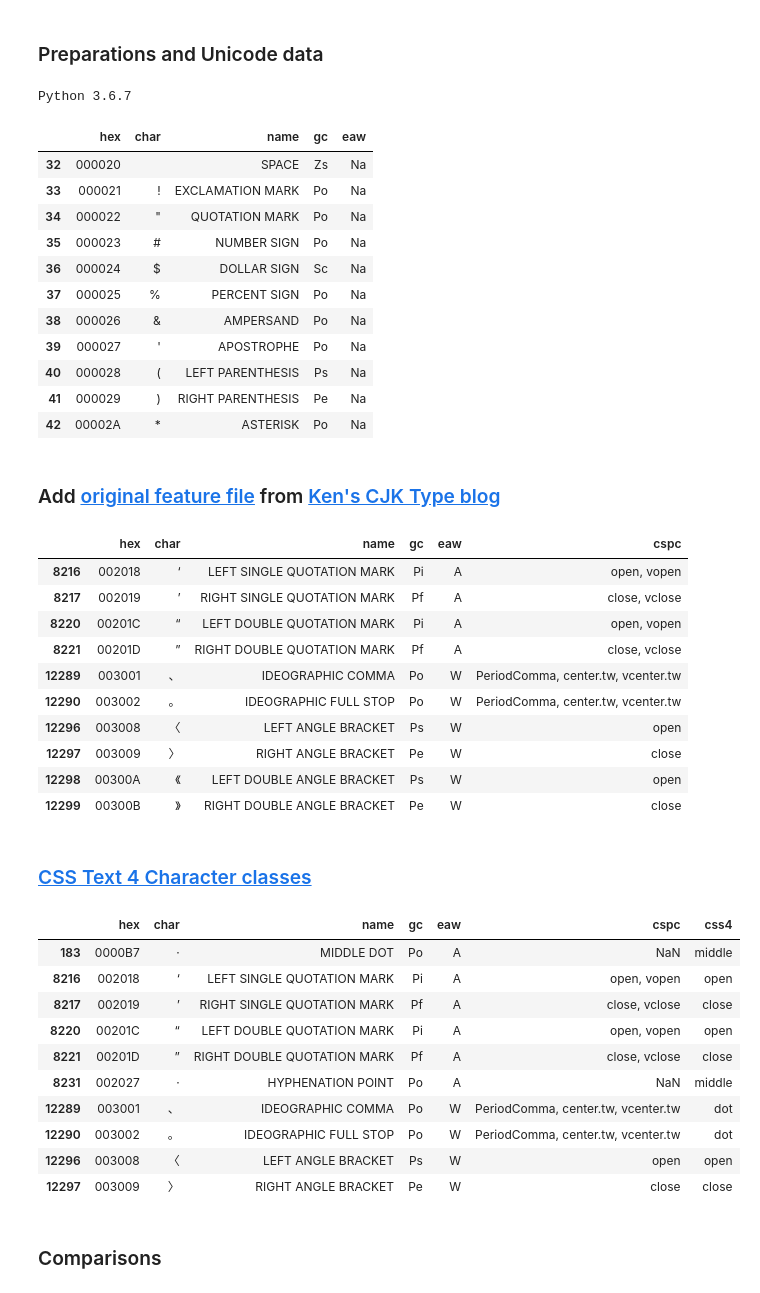
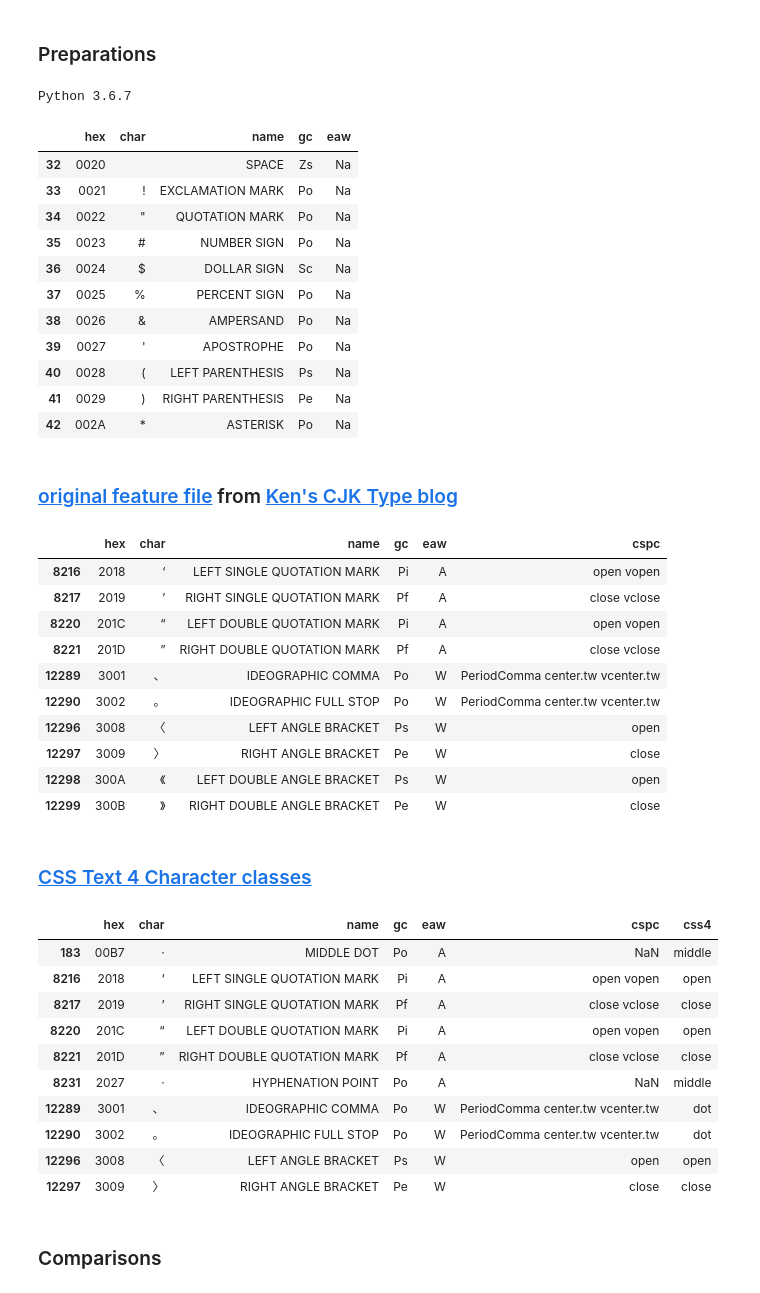
Before and after one commit to kojiishi/kojiishi.github.io, a Jupyter notebook: cspc/cspc.ipynb, the cells around one changed output. Drawn from its saved outputs; the diff is of its cells as text; code cells hidden in the pictures.

```diff
--- a/cspc/cspc.ipynb
+++ b/cspc/cspc.ipynb
@@ -1,5 +1,5 @@
 # %% [markdown]
-### Preparations and Unicode data
+### Preparations
 # %%
 !python -V
 import numpy as np
@@ -9,7 +9,8 @@ import unicodedata
 Python 3.6.7
 # %%
 def u_hex(c):
-  return ('00000' + hex(ord(c))[2:].upper())[-6:]
+  hexstr = hex(ord(c))[2:].upper()
+  return ('000' + hexstr)[-4:]
 
 def u_name_or_null(c):
   try:
@@ -36,56 +37,56 @@ u = get_unicode_df(r)
 u.head(11)
 # %% [output]
 |  | hex | char | name | gc | eaw |
-| 32 | 000020 |  | SPACE | Zs | Na |
-| 33 | 000021 | ! | EXCLAMATION MARK | Po | Na |
-| 34 | 000022 | " | QUOTATION MARK | Po | Na |
-| 35 | 000023 | # | NUMBER SIGN | Po | Na |
-| 36 | 000024 | $ | DOLLAR SIGN | Sc | Na |
-| 37 | 000025 | % | PERCENT SIGN | Po | Na |
-| 38 | 000026 | & | AMPERSAND | Po | Na |
-| 39 | 000027 | ' | APOSTROPHE | Po | Na |
-| 40 | 000028 | ( | LEFT PARENTHESIS | Ps | Na |
-| 41 | 000029 | ) | RIGHT PARENTHESIS | Pe | Na |
-| 42 | 00002A | * | ASTERISK | Po | Na |
+| 32 | 0020 |  | SPACE | Zs | Na |
+| 33 | 0021 | ! | EXCLAMATION MARK | Po | Na |
+| 34 | 0022 | " | QUOTATION MARK | Po | Na |
+| 35 | 0023 | # | NUMBER SIGN | Po | Na |
+| 36 | 0024 | $ | DOLLAR SIGN | Sc | Na |
+| 37 | 0025 | % | PERCENT SIGN | Po | Na |
+| 38 | 0026 | & | AMPERSAND | Po | Na |
+| 39 | 0027 | ' | APOSTROPHE | Po | Na |
+| 40 | 0028 | ( | LEFT PARENTHESIS | Ps | Na |
+| 41 | 0029 | ) | RIGHT PARENTHESIS | Pe | Na |
+| 42 | 002A | * | ASTERISK | Po | Na |
 # %% [markdown]
-### Add [original feature file](http://blogs.adobe.com/CCJKType/files/2018/04/features.txt) from [Ken's CJK Type blog](https://blogs.adobe.com/CCJKType/2018/04/contextual-spacing.html)
+### [original feature file](http://blogs.adobe.com/CCJKType/files/2018/04/features.txt) from [Ken's CJK Type blog](https://blogs.adobe.com/CCJKType/2018/04/contextual-spacing.html)
 # %%
 d = {
   'open': [0x2018, 0x201C, 0x3008, 0x300A, 0x300C, 0x300E, 0x3010, 0x3014, 0x3016, 0x3018, 0x301A, 0x301D, 0xFF08, 0xFF3B, 0xFF5B, 0xFF5F],
   'close': [0x2019, 0x201D, 0x3009, 0x300B, 0x300D, 0x300F, 0x3011, 0x3015, 0x3017, 0x3019, 0x301B, 0x301F, 0xFF09, 0xFF3D, 0xFF5D, 0xFF60],
   'PeriodComma': [0x3001, 0x3002, 0xFF0C, 0xFF0E],
   'ColonExclamQuestion': [0xFF01, 0xFF1F],
   'ColonExclamQuestion.cn': [0xFF01, 0xFF1A, 0xFF1B, 0xFF1F],
   'center': [0x30FB, 0xFF1A, 0xFF1B],
   'center.tw': [0x3001, 0x3002, 0xFF0C, 0xFF0E],
   'vopen': [0x2018, 0x201C, 0x3018, 0x301A, 0xFE17, 0xFE35, 0xFE37, 0xFE39, 0xFE3B, 0xFE3D, 0xFE3F, 0xFE41, 0xFE43, 0xFE47, 0xFF5F],
-  'vclose': [0x2019, 0x201D, 0x3019, 0x301B, 0xFE18, 0xFE36, 0xFE38, 0xFE3A, 0xFE3C, 0xFE3E, 0xFE40, 0xFE42, 0xFE44, 0xFE48, 0xFE60],
+  'vclose': [0x2019, 0x201D, 0x3019, 0x301B, 0xFE18, 0xFE36, 0xFE38, 0xFE3A, 0xFE3C, 0xFE3E, 0xFE40, 0xFE42, 0xFE44, 0xFE48, 0xFF60],
   'vPeriodComma': [0xFE10, 0xFE11, 0xFE12, 0xFF0E],
   'vColonExclamQuestion': [0xFE13, 0xFE14, 0xFE15, 0xFE16, 0xFF01, 0xFF1A, 0xFF1B, 0xFF1F],
   'vcenter': [0x30FB, 0xFF1A],
   'vcenter.tw': [0x3001, 0x3002, 0xFF0C, 0xFF0E],
 }
 s = None
 for value, list in d.items():
   s1 = pd.Series(value, index=list)
   if s is None:
     s = s1
   else:
-    s = s.combine(s1, lambda x, y: x if pd.isnull(y) else (y if pd.isnull(x) else str(x)+', '+str(y)))
+    s = s.combine(s1, lambda x, y: x if pd.isnull(y) else (y if pd.isnull(x) else str(x)+' '+str(y)))
 u = u.assign(cspc=s)
 u.query('cspc > ""').head(10)
 # %% [output]
 |  | hex | char | name | gc | eaw | cspc |
-| 8216 | 002018 | ‘ | LEFT SINGLE QUOTATION MARK | Pi | A | open, vopen |
-| 8217 | 002019 | ’ | RIGHT SINGLE QUOTATION MARK | Pf | A | close, vclose |
-| 8220 | 00201C | “ | LEFT DOUBLE QUOTATION MARK | Pi | A | open, vopen |
-| 8221 | 00201D | ” | RIGHT DOUBLE QUOTATION MARK | Pf | A | close, vclose |
-| 12289 | 003001 | 、 | IDEOGRAPHIC COMMA | Po | W | PeriodComma, center.tw, vcenter.tw |
-| 12290 | 003002 | 。 | IDEOGRAPHIC FULL STOP | Po | W | PeriodComma, center.tw, vcenter.tw |
-| 12296 | 003008 | 〈 | LEFT ANGLE BRACKET | Ps | W | open |
-| 12297 | 003009 | 〉 | RIGHT ANGLE BRACKET | Pe | W | close |
-| 12298 | 00300A | 《 | LEFT DOUBLE ANGLE BRACKET | Ps | W | open |
-| 12299 | 00300B | 》 | RIGHT DOUBLE ANGLE BRACKET | Pe | W | close |
+| 8216 | 2018 | ‘ | LEFT SINGLE QUOTATION MARK | Pi | A | open vopen |
+| 8217 | 2019 | ’ | RIGHT SINGLE QUOTATION MARK | Pf | A | close vclose |
+| 8220 | 201C | “ | LEFT DOUBLE QUOTATION MARK | Pi | A | open vopen |
+| 8221 | 201D | ” | RIGHT DOUBLE QUOTATION MARK | Pf | A | close vclose |
+| 12289 | 3001 | 、 | IDEOGRAPHIC COMMA | Po | W | PeriodComma center.tw vcenter.tw |
+| 12290 | 3002 | 。 | IDEOGRAPHIC FULL STOP | Po | W | PeriodComma center.tw vcenter.tw |
+| 12296 | 3008 | 〈 | LEFT ANGLE BRACKET | Ps | W | open |
+| 12297 | 3009 | 〉 | RIGHT ANGLE BRACKET | Pe | W | close |
+| 12298 | 300A | 《 | LEFT DOUBLE ANGLE BRACKET | Ps | W | open |
+| 12299 | 300B | 》 | RIGHT DOUBLE ANGLE BRACKET | Pe | W | close |
 # %% [markdown]
 ### [CSS Text 4 Character classes](https://drafts.csswg.org/css-text-4/#text-spacing-classes)
 # %%
@@ -105,21 +106,21 @@ for c in r:
   if c in [0x3001, 0x3002, 0xFF0C, 0xFF0E]:
     v.append('dot')
   if v:
-    s.at[c] = ', '.join(v)
+    s.at[c] = ' '.join(v)
 u = u.assign(css4=s)
 u.query('css4 > ""').head(10)
 # %% [output]
 |  | hex | char | name | gc | eaw | cspc | css4 |
-| 183 | 0000B7 | · | MIDDLE DOT | Po | A | NaN | middle |
-| 8216 | 002018 | ‘ | LEFT SINGLE QUOTATION MARK | Pi | A | open, vopen | open |
-| 8217 | 002019 | ’ | RIGHT SINGLE QUOTATION MARK | Pf | A | close, vclose | close |
-| 8220 | 00201C | “ | LEFT DOUBLE QUOTATION MARK | Pi | A | open, vopen | open |
-| 8221 | 00201D | ” | RIGHT DOUBLE QUOTATION MARK | Pf | A | close, vclose | close |
-| 8231 | 002027 | ‧ | HYPHENATION POINT | Po | A | NaN | middle |
-| 12289 | 003001 | 、 | IDEOGRAPHIC COMMA | Po | W | PeriodComma, center.tw, vcenter.tw | dot |
-| 12290 | 003002 | 。 | IDEOGRAPHIC FULL STOP | Po | W | PeriodComma, center.tw, vcenter.tw | dot |
-| 12296 | 003008 | 〈 | LEFT ANGLE BRACKET | Ps | W | open | open |
-| 12297 | 003009 | 〉 | RIGHT ANGLE BRACKET | Pe | W | close | close |
+| 183 | 00B7 | · | MIDDLE DOT | Po | A | NaN | middle |
+| 8216 | 2018 | ‘ | LEFT SINGLE QUOTATION MARK | Pi | A | open vopen | open |
+| 8217 | 2019 | ’ | RIGHT SINGLE QUOTATION MARK | Pf | A | close vclose | close |
+| 8220 | 201C | “ | LEFT DOUBLE QUOTATION MARK | Pi | A | open vopen | open |
+| 8221 | 201D | ” | RIGHT DOUBLE QUOTATION MARK | Pf | A | close vclose | close |
+| 8231 | 2027 | ‧ | HYPHENATION POINT | Po | A | NaN | middle |
+| 12289 | 3001 | 、 | IDEOGRAPHIC COMMA | Po | W | PeriodComma center.tw vcenter.tw | dot |
+| 12290 | 3002 | 。 | IDEOGRAPHIC FULL STOP | Po | W | PeriodComma center.tw vcenter.tw | dot |
+| 12296 | 3008 | 〈 | LEFT ANGLE BRACKET | Ps | W | open | open |
+| 12297 | 3009 | 〉 | RIGHT ANGLE BRACKET | Pe | W | close | close |
 # %% [markdown]
 ### Comparisons
 # %%
```
Also changed, not shown: parts of 4 cells of this notebook, 2 other files.
